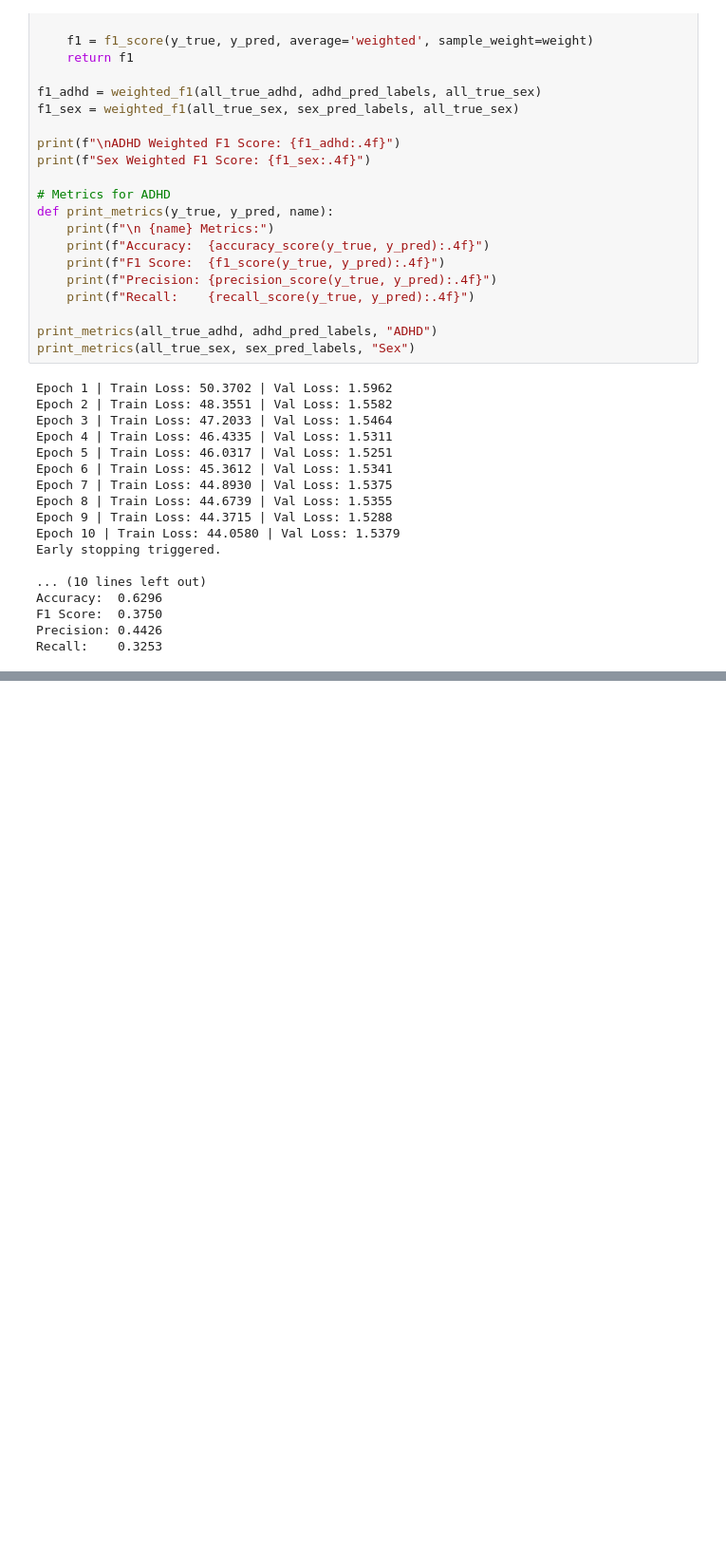
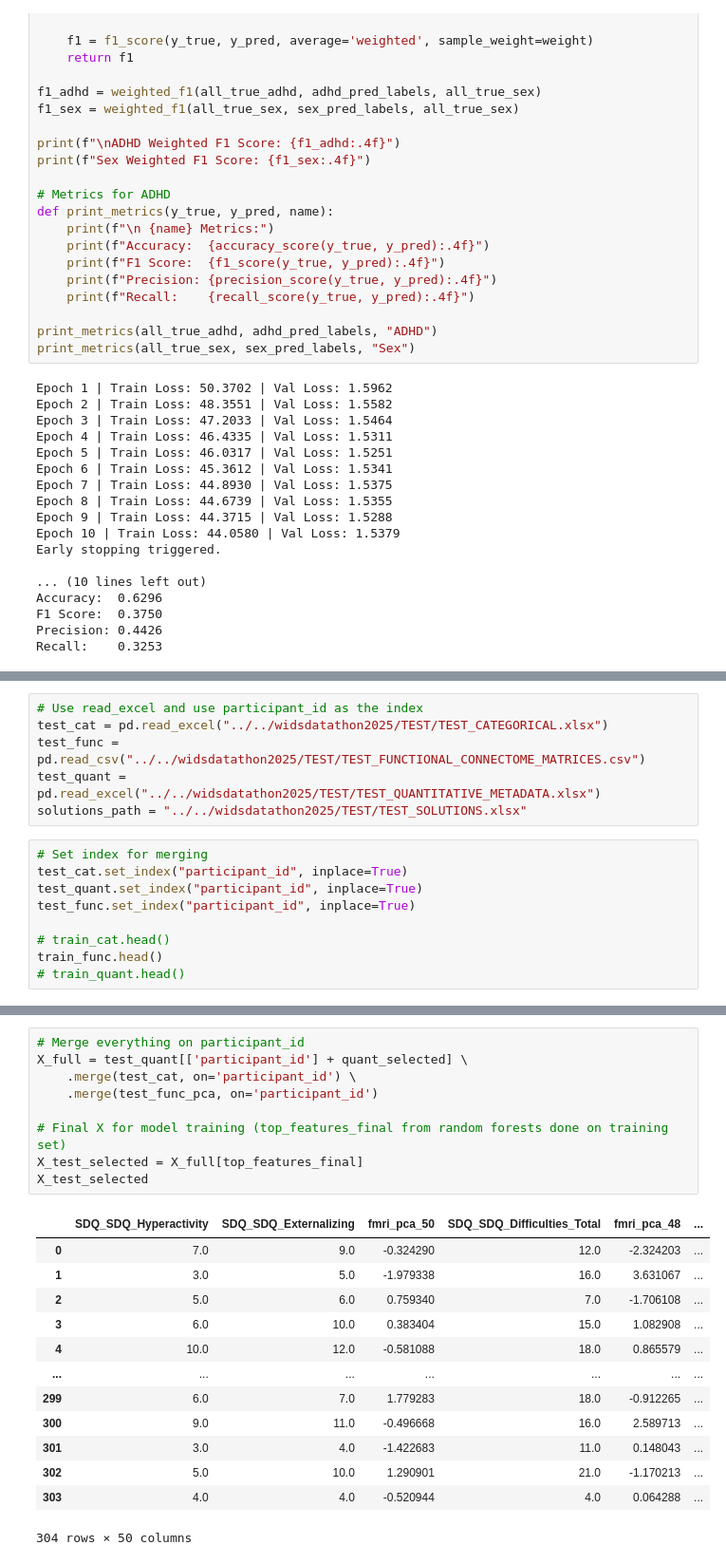
Before and after one commit to itszoetom/WiDSdatathon, a Jupyter notebook: model/pca_rf_nn.ipynb, the cells around one changed output, grey strips where cells are left out. Shown at 95% size. Cells and saved outputs as stored; diff of their text form; blank space fills up the shorter version.

```diff
--- a/model/pca_rf_nn.ipynb
+++ b/model/pca_rf_nn.ipynb
@@ -420,0 +433,15 @@ Recall:    0.3253
+# %%
+# Use read_excel and use participant_id as the index
+test_cat = pd.read_excel("../../widsdatathon2025/TEST/TEST_CATEGORICAL.xlsx")
+test_func = pd.read_csv("../../widsdatathon2025/TEST/TEST_FUNCTIONAL_CONNECTOME_MATRICES.csv")
+test_quant = pd.read_excel("../../widsdatathon2025/TEST/TEST_QUANTITATIVE_METADATA.xlsx")
+solutions_path = "../../widsdatathon2025/TEST/TEST_SOLUTIONS.xlsx"
+# %%
+# Set index for merging
+test_cat.set_index("participant_id", inplace=True)
+test_quant.set_index("participant_id", inplace=True)
+test_func.set_index("participant_id", inplace=True)
+
+# train_cat.head()
+train_func.head()
+# train_quant.head()
@@ -420,0 +526,23 @@ Recall:    0.3253
+# %%
+# Merge everything on participant_id
+X_full = test_quant[['participant_id'] + quant_selected] \
+    .merge(test_cat, on='participant_id') \
+    .merge(test_func_pca, on='participant_id')
+
+# Final X for model training (top_features_final from random forests done on training set)
+X_test_selected = X_full[top_features_final]
+X_test_selected
+# %% [output]
+|  | SDQ_SDQ_Hyperactivity | SDQ_SDQ_Externalizing | fmri_pca_50 | SDQ_SDQ_Difficulties_Total | fmri_pca_48 | ... |
+| 0 | 7.0 | 9.0 | -0.324290 | 12.0 | -2.324203 | ... |
+| 1 | 3.0 | 5.0 | -1.979338 | 16.0 | 3.631067 | ... |
+| 2 | 5.0 | 6.0 | 0.759340 | 7.0 | -1.706108 | ... |
+| 3 | 6.0 | 10.0 | 0.383404 | 15.0 | 1.082908 | ... |
+| 4 | 10.0 | 12.0 | -0.581088 | 18.0 | 0.865579 | ... |
+| ... | ... | ... | ... | ... | ... | ... |
+| 299 | 6.0 | 7.0 | 1.779283 | 18.0 | -0.912265 | ... |
+| 300 | 9.0 | 11.0 | -0.496668 | 16.0 | 2.589713 | ... |
+| 301 | 3.0 | 4.0 | -1.422683 | 11.0 | 0.148043 | ... |
+| 302 | 5.0 | 10.0 | 1.290901 | 21.0 | -1.170213 | ... |
+| 303 | 4.0 | 4.0 | -0.520944 | 4.0 | 0.064288 | ... |
+304 rows × 50 columns
```
Also changed, not shown: parts of 6 cells of this notebook.
